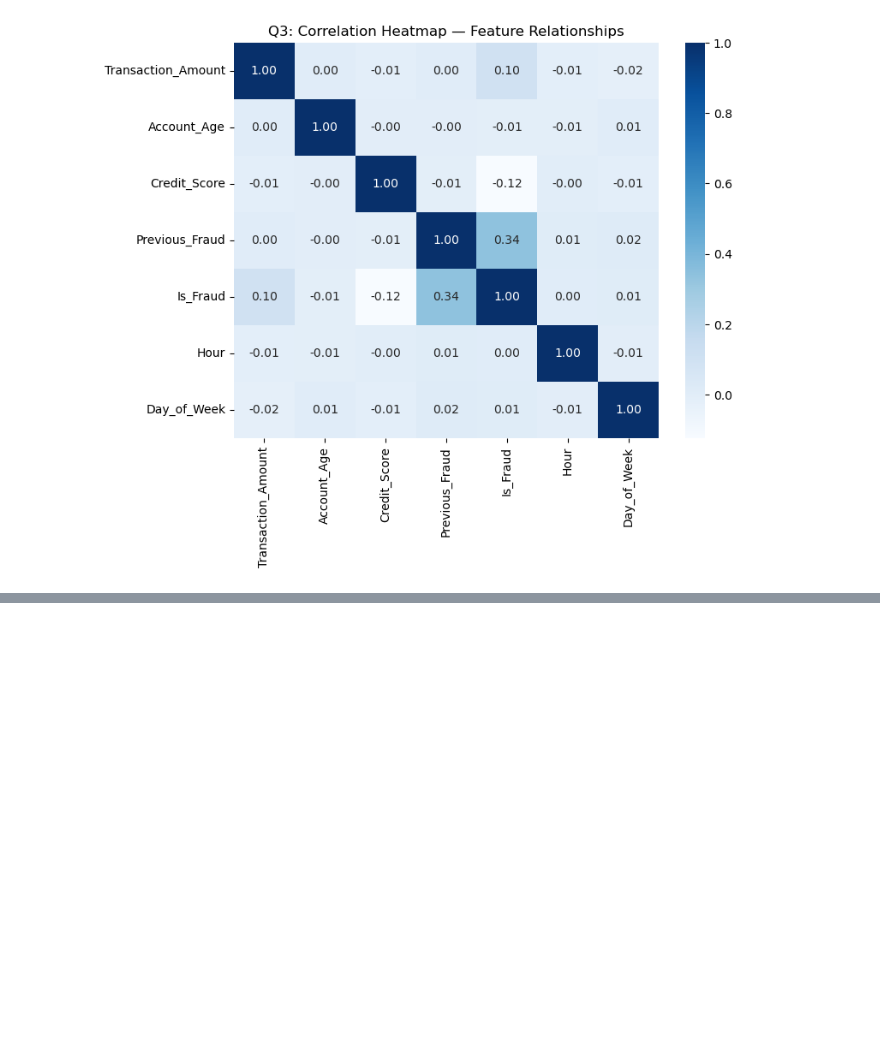
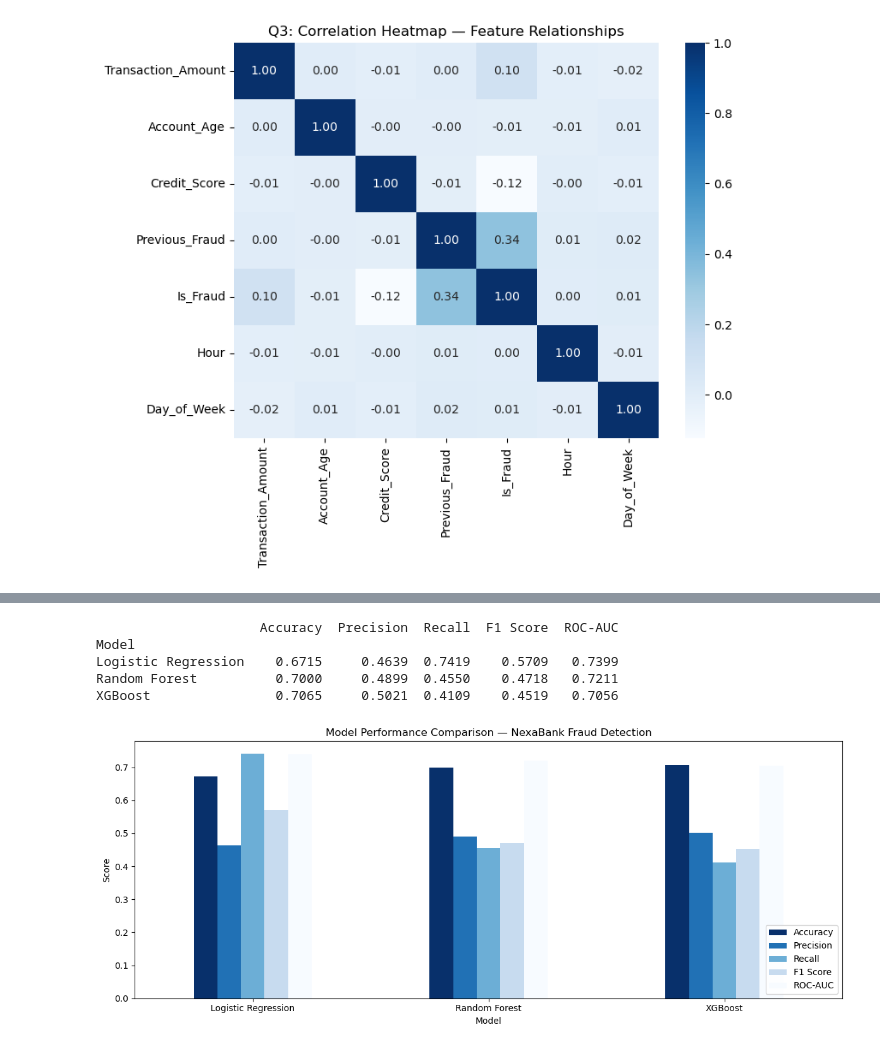
Before and after one commit to nduvawinnie/ai-powered-banking-fraud-detection-analysis, a Jupyter notebook: WINNIE_PROJECTS/new_banking_frauds.ipynb, the cells around one changed output, grey strips where cells are left out. Cells and saved outputs as stored; diff of their text form; code cells hidden in the pictures; blank space fills up the shorter version.

```diff
--- a/WINNIE_PROJECTS/new_banking_frauds.ipynb
+++ b/WINNIE_PROJECTS/new_banking_frauds.ipynb
@@ -317,0 +577,29 @@ plt.show()
+# %%
+# Model Comparison
+comparison = pd.DataFrame({
+    'Model': ['Logistic Regression', 'Random Forest', 'XGBoost'],
+    'Accuracy':  [0.6715, 0.7000, 0.7065],
+    'Precision': [0.4639, 0.4899, 0.5021],
+    'Recall':    [0.7419, 0.4550, 0.4109],
+    'F1 Score':  [0.5709, 0.4718, 0.4519],
+    'ROC-AUC':   [0.7399, 0.7211, 0.7056]
+})
+
+comparison.set_index('Model', inplace=True)
+print(comparison)
+
+# Visual comparison
+comparison.plot(kind='bar', figsize=(12, 5), colormap='Blues_r')
+plt.title('Model Performance Comparison — NexaBank Fraud Detection')
+plt.ylabel('Score')
+plt.xticks(rotation=0)
+plt.legend(loc='lower right')
+plt.tight_layout()
+plt.show()
+# %% [output]
+                     Accuracy  Precision  Recall  F1 Score  ROC-AUC
+Model
+Logistic Regression    0.6715     0.4639  0.7419    0.5709   0.7399
+Random Forest          0.7000     0.4899  0.4550    0.4718   0.7211
+XGBoost                0.7065     0.5021  0.4109    0.4519   0.7056
+[figure, added]
```
Also changed, not shown: parts of 41 cells of this notebook.
